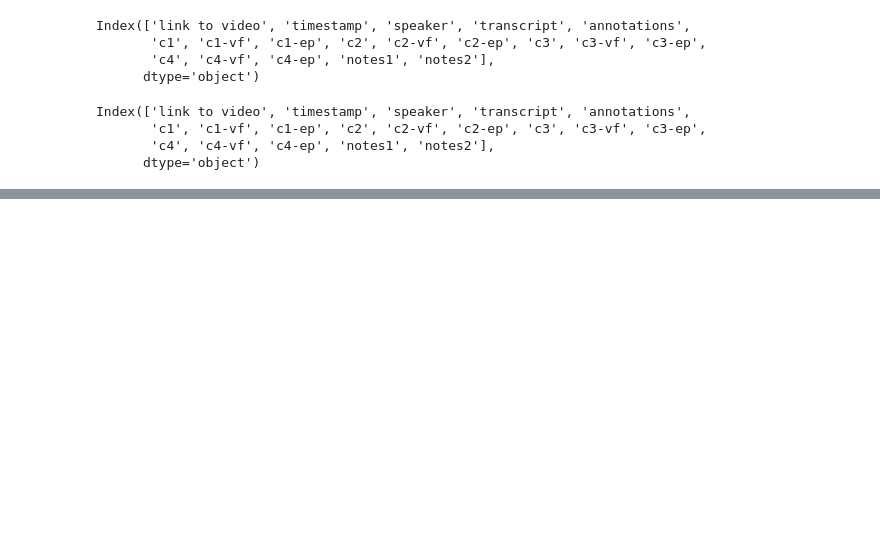
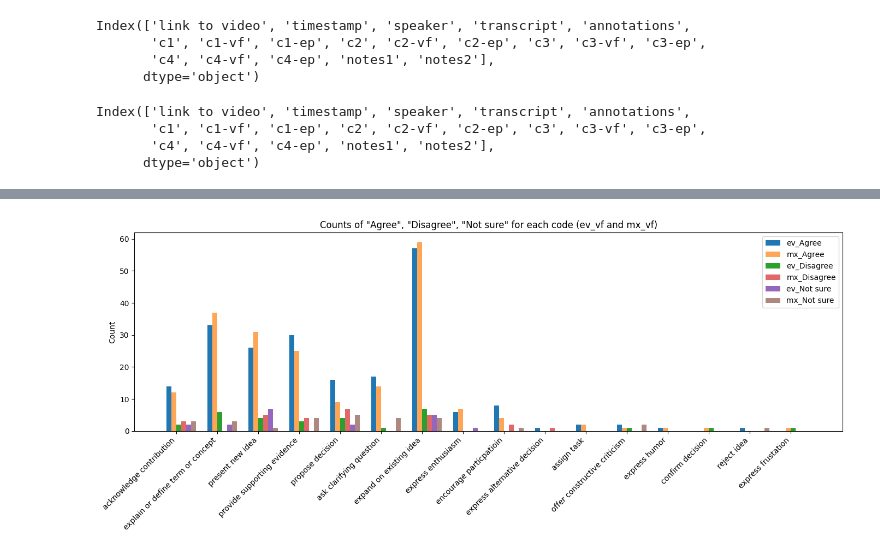
Before and after one commit to eveyhuang/gemini_data_analysis, a Jupyter notebook: sampling/verify_ev.ipynb, the cells around one changed output, grey strips where cells are left out. Drawn from its saved outputs; the diff is of its cells as text; code cells hidden in the pictures; blank space fills up the shorter version.

```diff
--- a/sampling/verify_ev.ipynb
+++ b/sampling/verify_ev.ipynb
@@ -22,0 +210,51 @@ Index(['link to video', 'timestamp', 'speaker', 'transcript', 'annotations',
+# %%
+ai_ann_df = ai_ann_df[ai_ann_df['ev_vf'].notna() & (ai_ann_df['ev_vf'] != "")]
+ai_ann_df.to_csv('all_anno_vf.csv', index=False)
+# %%
+import matplotlib.pyplot as plt
+
+# Get unique codes
+codes = ai_ann_df['ai_code'].unique()
+
+# Prepare a DataFrame for counts
+count_data = []
+for code in codes:
+    subset = ai_ann_df[ai_ann_df['ai_code'] == code]
+    ev_counts = subset['ev_vf'].value_counts()
+    mx_counts = subset['mx_vf'].value_counts()
+    count_data.append({
+        'code': code,
+        'ev_Agree': ev_counts.get('Agree', 0),
+
+        'mx_Agree': mx_counts.get('Agree', 0),
+
+        'ev_Disagree': ev_counts.get('Disagree', 0),
+        'mx_Disagree': mx_counts.get('Disagree', 0),
+
+        'ev_Not sure': ev_counts.get('Not sure', 0),
+        'mx_Not sure': mx_counts.get('Not sure', 0),
+    })
+
+counts_df = pd.DataFrame(count_data)
+
+# Plotting
+labels = ['Agree', 'Disagree', 'Not sure']
+x = range(len(codes))
+width = 0.12  # Make bars a bit thinner for clarity
+
+fig, ax = plt.subplots(figsize=(14, 6))
+
+for i, label in enumerate(labels):
+    # Plot ev and mx side by side for each label
+    ax.bar([p + i*2*width for p in x], counts_df[f'ev_{label}'], width, label=f'ev_{label}')
+    ax.bar([p + (i*2+1)*width for p in x], counts_df[f'mx_{label}'], width, label=f'mx_{label}', alpha=0.7)
+
+ax.set_xticks([p + 1.5*width for p in x])
+ax.set_xticklabels(codes, rotation=45, ha='right')
+ax.set_ylabel('Count')
+ax.set_title('Counts of "Agree", "Disagree", "Not sure" for each code (ev_vf and mx_vf)')
+ax.legend()
+plt.tight_layout()
+plt.show()
+# %% [output]
+[figure, added]
```
Also changed, not shown: parts of 14 cells of this notebook, 37 other files.
